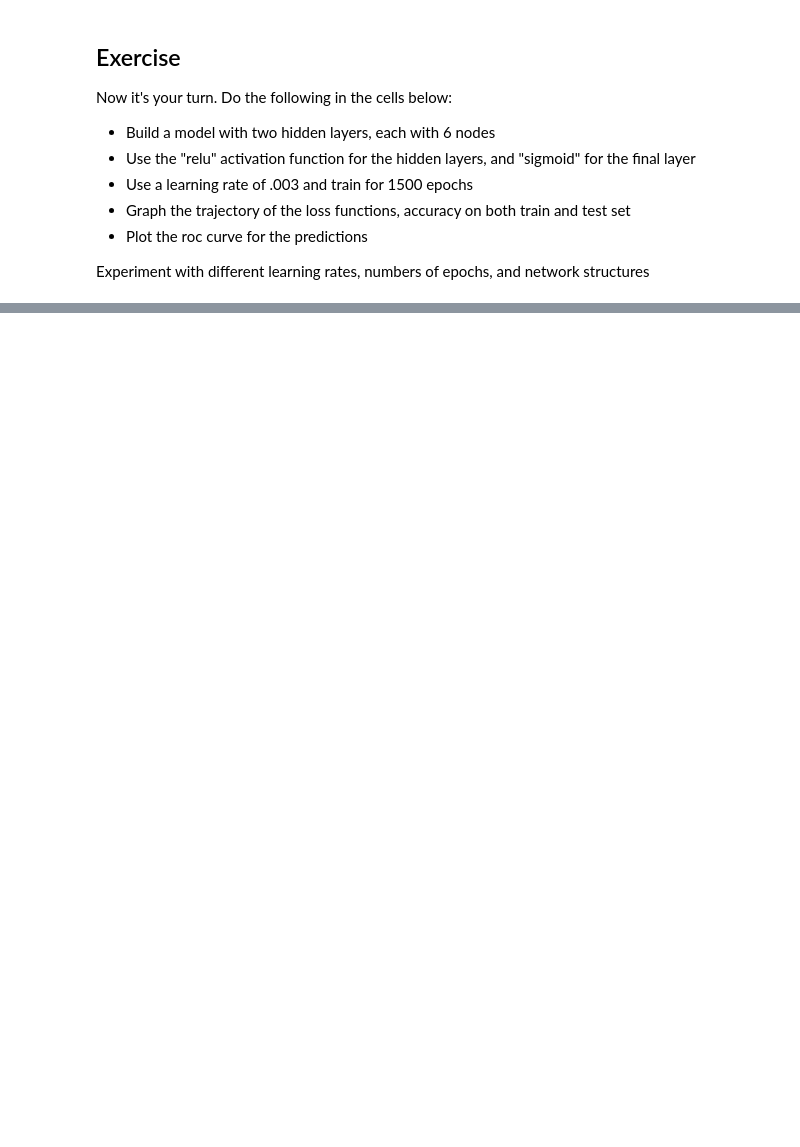
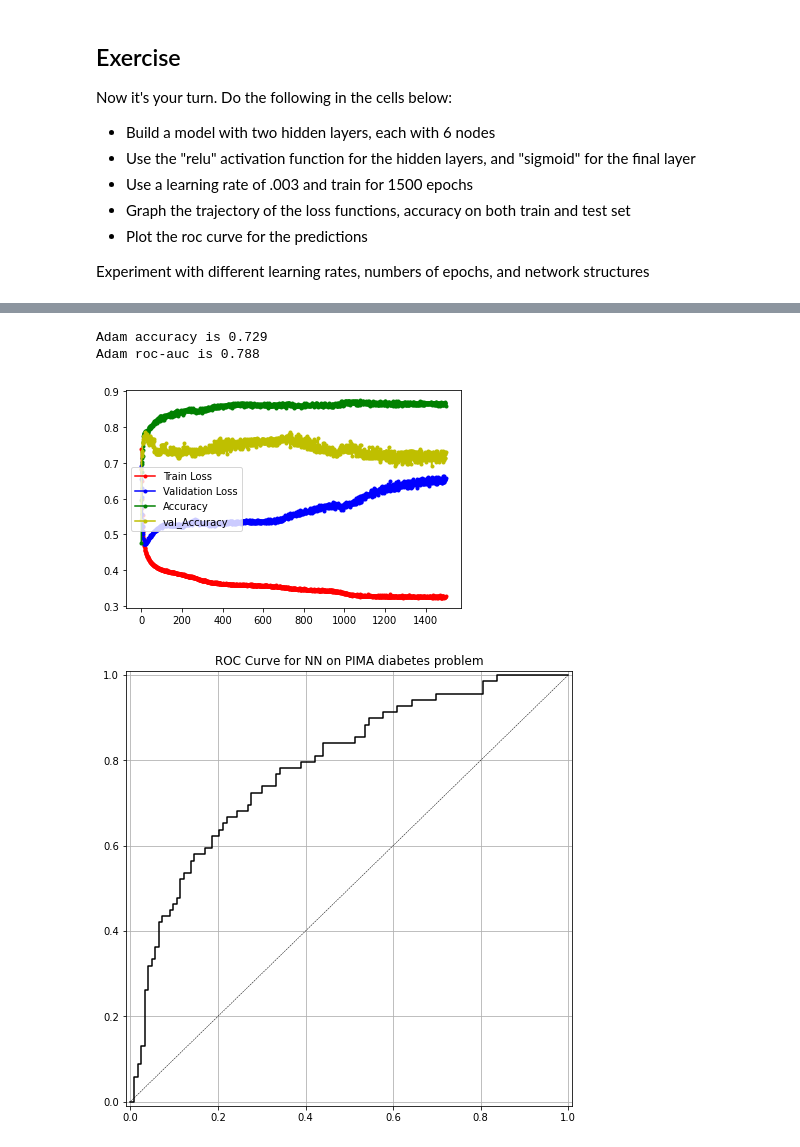
Before and after one commit to BulgarelliM/Computational-Intelligence, a Jupyter notebook: Neural_Network/Keras_First_NN_HW.ipynb, the cells around one changed output, grey strips where cells are left out. Drawn from its saved outputs; the diff is of its cells as text; code cells hidden in the pictures; blank space fills up the shorter version.

```diff
--- a/Neural_Network/Keras_First_NN_HW.ipynb
+++ b/Neural_Network/Keras_First_NN_HW.ipynb
@@ -366,0 +452,10 @@ Experiment with different learning rates, numbers of epochs, and network structu
+# %%
+model_new = Sequential([
+    Dense(6, input_shape=(8,), activation="relu"),
+    Dense(6, activation="relu"),
+    Dense(1, activation="sigmoid")
+])
+model_new.compile(Adam(lr = .003), "binary_crossentropy", metrics=["accuracy"])
+run_hist_new1 = model_new.fit(X_train_norm_new, y_train, validation_data=(X_test_norm_new, y_test), epochs=1500)
+y_pred_prob_nn_1_new = model_new.predict(X_test_norm_new)
+y_pred_class_nn_1_new = (y_pred_prob_nn_1_new > 0.5).astype("int32")
@@ -366,0 +480,7 @@ Experiment with different learning rates, numbers of epochs, and network structu
+# %%
+graficos('Adam',run_hist_new1,y_pred_class_nn_1_new,y_pred_prob_nn_1_new)
+# %% [output]
+Adam accuracy is 0.729
+Adam roc-auc is 0.788
+[figure, added]
+[figure, added]
```
Also changed, not shown: parts of 22 cells of this notebook.
